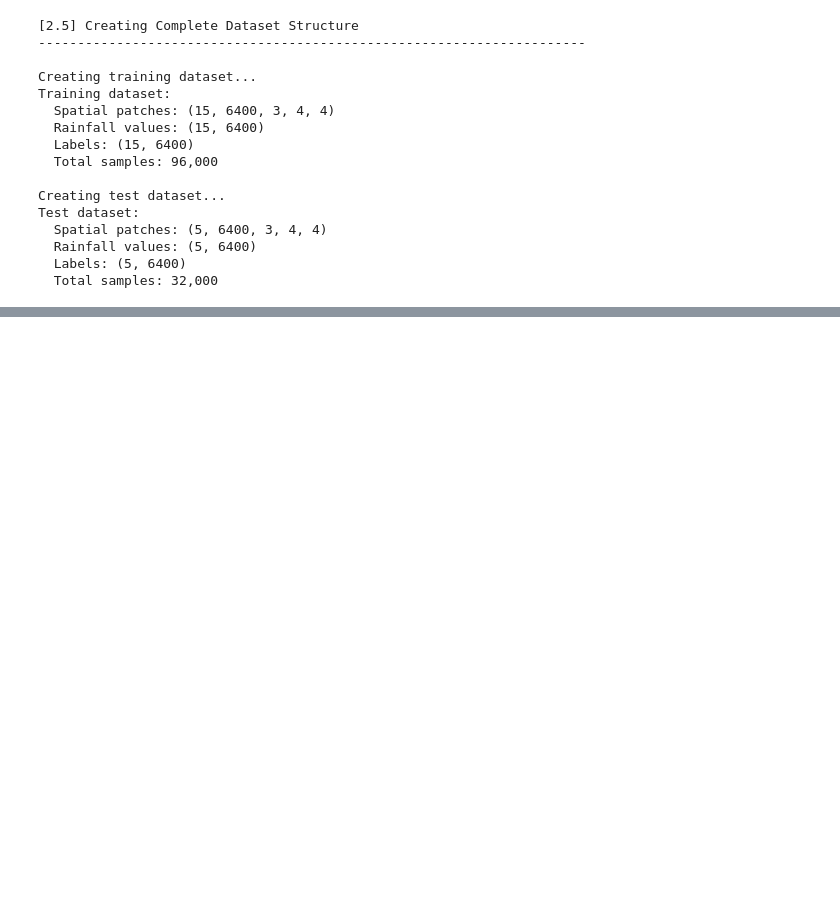
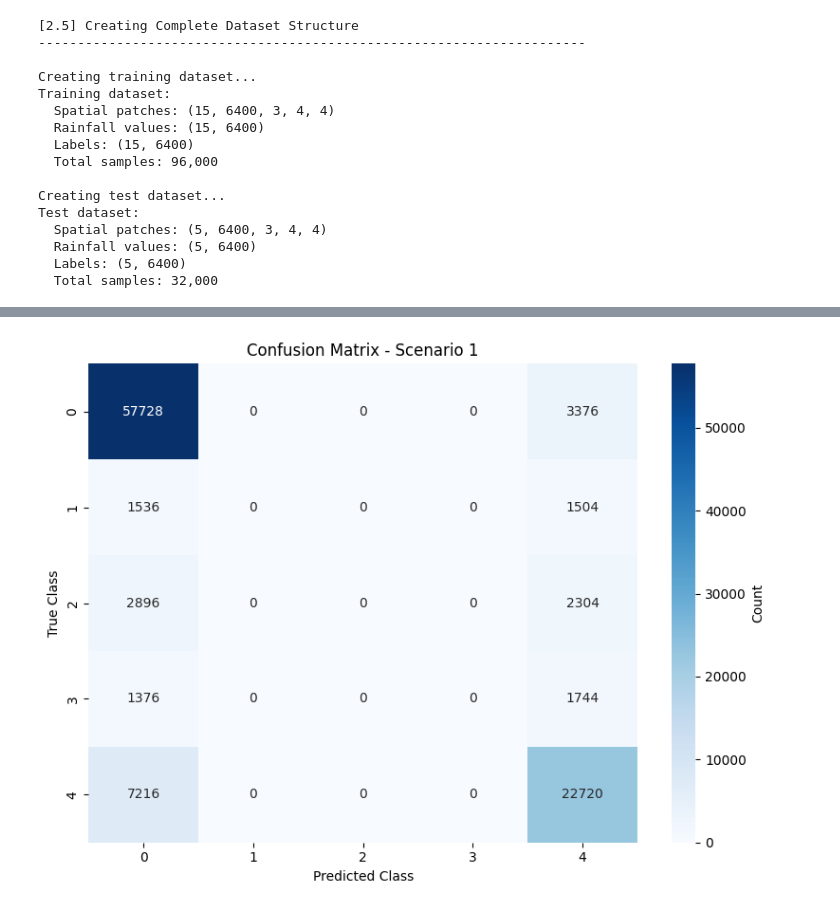
Before and after one commit to daluyanprojects/th3-experiments, a Jupyter notebook: exp-des-2.ipynb, the cells around one changed output, grey strips where cells are left out. Saved outputs shown, nothing was run; the diff lists cells and outputs as text; code cells hidden in the pictures; blank space fills up the shorter version.

```diff
--- a/exp-des-2.ipynb
+++ b/exp-des-2.ipynb
@@ -1132,0 +1051,20 @@ Test dataset:
+# %%
+print("\n" + "="*70)
+print("PHASE 7: TEST EVALUATION")
+print("="*70)
+
+# -----------------------------------------------------------------------------
+# 7.1 Load Best Model
+# -----------------------------------------------------------------------------
+
+print("\n[7.1] Loading best model from training...")
+best_fold_idx = best_fold
+
+model = create_small_model()
+model_path = f'./checkpoints/fold_{best_fold_idx + 1}/best_model.pt'
+model.load_state_dict(torch.load(model_path, map_location=device))
+model.to(device)
+model.eval()
+
+print(f"✓ Loaded model from Fold {best_fold_idx + 1}")
+print(f"  Model path: {model_path}")
@@ -1132,0 +1113,79 @@ Test dataset:
+# %%
+# -----------------------------------------------------------------------------
+# 7.3 Evaluate All Test Scenarios
+# -----------------------------------------------------------------------------
+
+print("\n[7.3] Evaluating all test scenarios...")
+
+all_results, all_predictions = evaluate_test_scenarios(
+    model=model,
+    test_dataset=test_pytorch_dataset,
+    test_scenario_ids=test_scenario_ids,
+    ground_truth_maps=ground_truth_maps,
+    device=device,
+    save_dir='./results'
+)
+
+# -----------------------------------------------------------------------------
+# 7.4 Visualize Results
+# -----------------------------------------------------------------------------
+
+print("\n[7.4] Generating visualizations...")
+
+results_dir = Path('./results')
+results_dir.mkdir(parents=True, exist_ok=True)
+
+for scenario_id in test_scenario_ids:
+    print(f"\nVisualizing Scenario {scenario_id}...")
+
+    # Confusion matrix
+    plot_confusion_matrix(
+        metrics=all_results[scenario_id],
+        scenario_id=scenario_id,
+        save_path=results_dir / f'confusion_matrix_scenario_{scenario_id}.png'
+    )
+
+    # Ground truth vs prediction
+    plot_scenario_comparison(
+        scenario_id=scenario_id,
+        ground_truth_map=ground_truth_maps[scenario_id],
+        predicted_map=all_predictions[scenario_id],
+        save_path=results_dir / f'comparison_scenario_{scenario_id}.png'
+    )
+
+print("\n✓ All visualizations generated!")
+
+# -----------------------------------------------------------------------------
+# 7.5 Print Detailed Results
+# -----------------------------------------------------------------------------
+
+print("\n" + "="*70)
+print("DETAILED TEST RESULTS")
+print("="*70)
+
+for scenario_id in test_scenario_ids:
+    metrics = all_results[scenario_id]
+
+    print(f"\n{'='*70}")
+    print(f"SCENARIO {scenario_id}")
+    print(f"{'='*70}")
+    print(f"Overall Accuracy: {metrics['accuracy']:.4f}")
+    print(f"Mean IoU (mIoU):  {metrics['mean_iou']:.4f}")
+
+    print("\nPer-Class Metrics:")
+    print(f"{'Class':<10} {'IoU':<10} {'Precision':<12} {'Recall':<10} {'F1-Score':<10} {'Support':<10}")
+    print("-" * 70)
+
+    for class_id in range(5):
+        iou = metrics['iou_per_class'][class_id]
+        precision = metrics['precision_per_class'][class_id]
+        recall = metrics['recall_per_class'][class_id]
+        f1 = metrics['f1_per_class'][class_id]
+        support = metrics['support_per_class'][class_id]
+
+        print(f"{class_id:<10} {iou:<10.4f} {precision:<12.4f} {recall:<10.4f} {f1:<10.4f} {support:<10}")
+
+print("\n" + "="*70)
+print("TEST EVALUATION COMPLETE!")
+print("="*70)
+# %% [output]
@@ -1132,0 +1209 @@ Test dataset:
+[figure, added]
```
Also changed, not shown: parts of 18 cells of this notebook, 21 other files.
